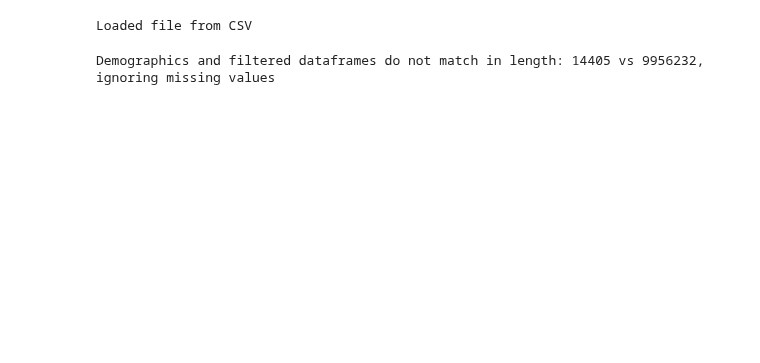
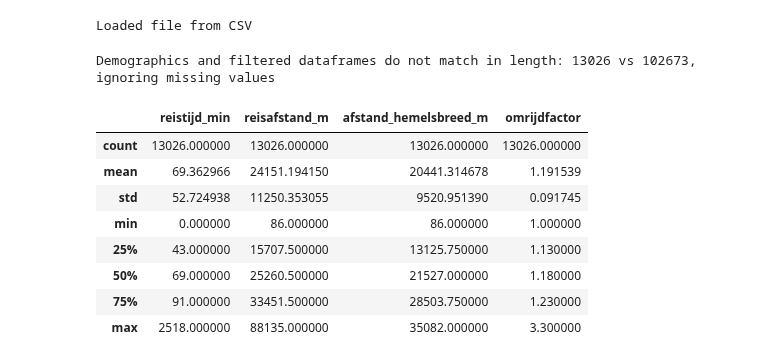
Before and after one commit to FabianScott/Design-of-AI-driven-business-operation, a Jupyter notebook: Topic3/ebike_speeds.ipynb, the cells around one changed output. Cells and saved outputs as stored; diff of their text form; code cells hidden in the pictures; blank space fills up the shorter version.

```diff
--- a/Topic3/ebike_speeds.ipynb
+++ b/Topic3/ebike_speeds.ipynb
@@ -29,9 +31,21 @@ df_punt = load_buurt_data(punt1, mode=mode)
 # %% [output]
 Loaded file from CSV
 # %%
-df_punt, df_demographics = align_by_buurt(df_punt, df_demographics,)
+df_punt_filtered, df_demographics = align_by_buurt(df_punt, df_demographics,)
 # %% [output]
-Demographics and filtered dataframes do not match in length: 14405 vs 9956232, ignoring missing values
+Demographics and filtered dataframes do not match in length: 13026 vs 102673, ignoring missing values
+# %%
+df_punt_filtered.describe()
+# %% [output]
+|  | reistijd_min | reisafstand_m | afstand_hemelsbreed_m | omrijdfactor |
+| count | 13026.000000 | 13026.000000 | 13026.000000 | 13026.000000 |
+| mean | 69.362966 | 24151.194150 | 20441.314678 | 1.191539 |
+| std | 52.724938 | 11250.353055 | 9520.951390 | 0.091745 |
+| min | 0.000000 | 86.000000 | 86.000000 | 1.000000 |
+| 25% | 43.000000 | 15707.500000 | 13125.750000 | 1.130000 |
+| 50% | 69.000000 | 25260.500000 | 21527.000000 | 1.180000 |
+| 75% | 91.000000 | 33451.500000 | 28503.750000 | 1.230000 |
+| max | 2518.000000 | 88135.000000 | 35082.000000 | 3.300000 |
 # %%
 ebike_max = 25
 col_time_base = "ebike_time_"
```
Also changed, not shown: parts of 4 cells of this notebook, 2 other files.
